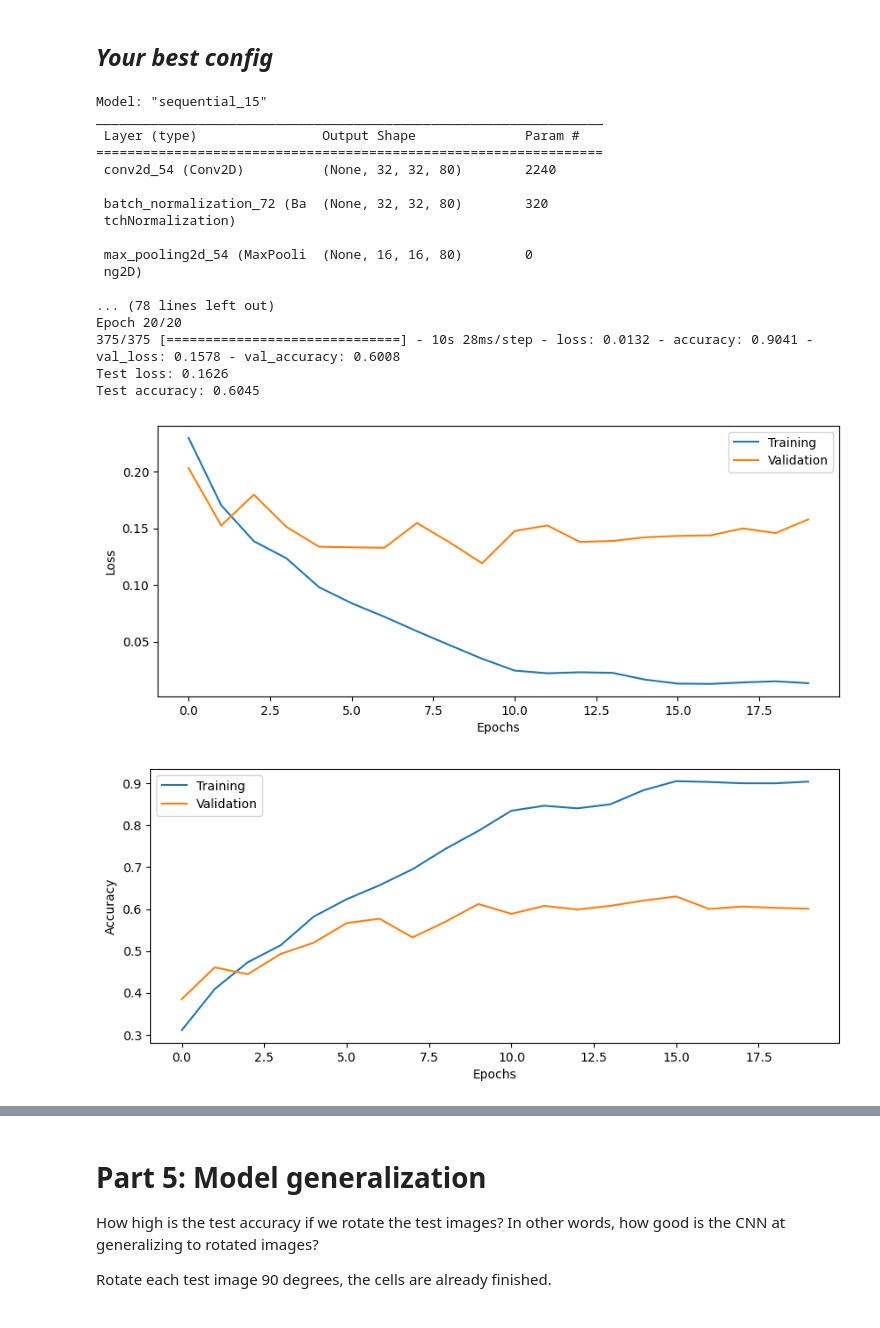
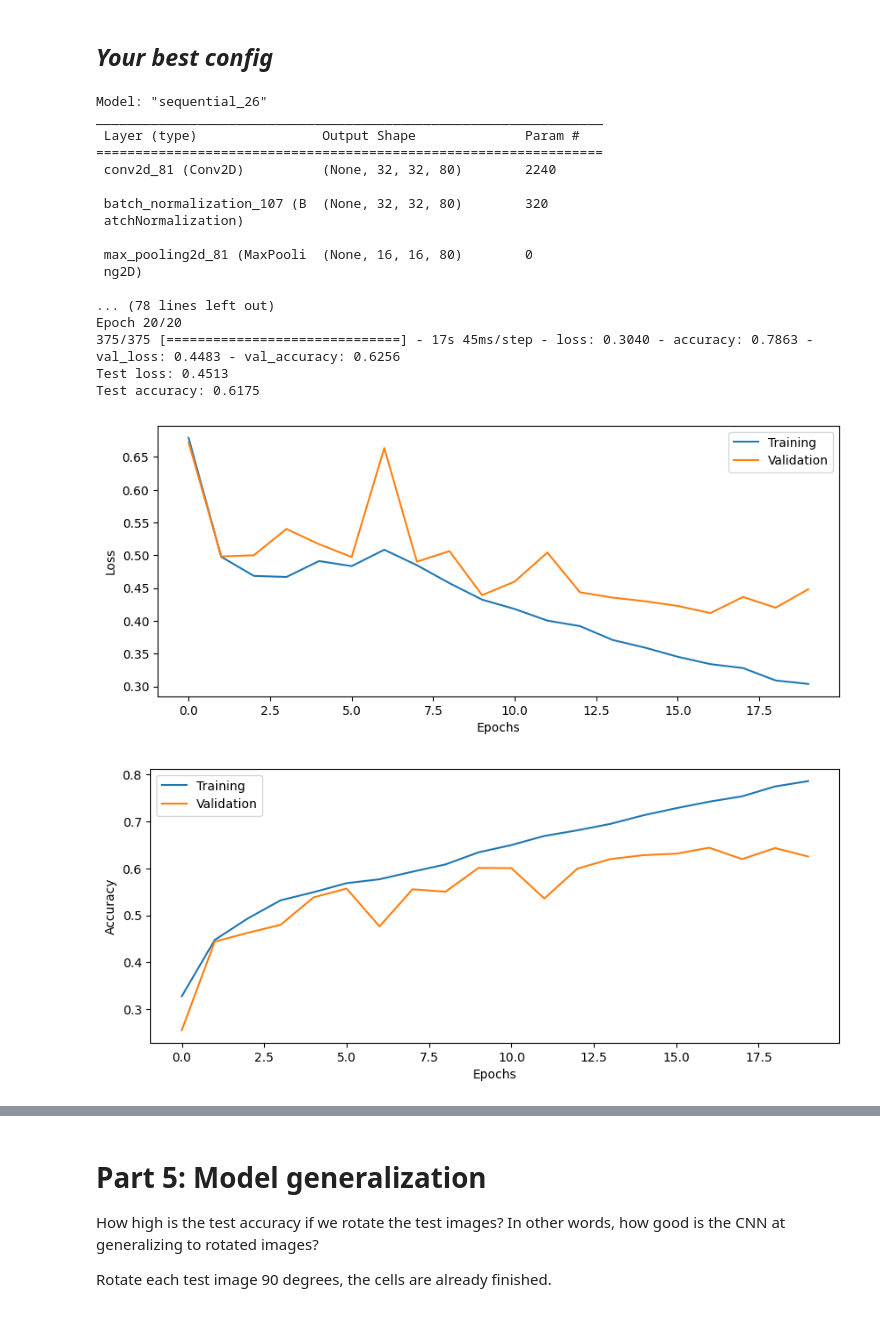
Before and after one commit to arreen/deeplearninglabs, a Jupyter notebook: 3_CNN/CNN_Lab_AB2.ipynb, the cells around one changed output, grey strips where cells are left out. Saved outputs shown, nothing was run; the diff lists cells and outputs as text; code cells hidden in the pictures.

```diff
--- a/3_CNN/CNN_Lab_AB2.ipynb
+++ b/3_CNN/CNN_Lab_AB2.ipynb
@@ -761,47 +761,51 @@ You have now seen the basic building blocks of a 2D CNN. To further improve perf
 # --------------------------------------------
 
 # Setup some training parameters
+from tf_keras.regularizers import L2, L1L2
+
+
 batch_size = 20
 epochs = 20
 input_shape = Xtrain.shape[1:4]
-learning_rate = 0.01
-loss = CategoricalFocalCrossentropy(gamma = 5)
+learning_rate = 0.005
+loss = CategoricalFocalCrossentropy(gamma = 0)
+regularizer = L2(1e-4)
 
 # Build and train model. Here experiment with several model architecture configurations to obtain the best performance.
 model4 = build_CNN(input_shape, loss, n_conv_layers=4, n_filters=80, n_dense_layers=1, n_nodes=50, use_dropout=0, learning_rate=learning_rate,  act_fun = 'relu',
                 optimizer ='Adam',
                 print_summary = True,
-                BN_order_experiment=False, kernel_size = (3,3))
+                BN_order_experiment=False, kernel_size = (3,3), regularizer=regularizer)
 
 history4 = model4.fit(Xtrain, Ytrain, epochs = epochs, batch_size = batch_size, validation_data = (Xval, Yval))
 
 # Evaluate model on test data
 score4 = model4.evaluate(Xtest, Ytest, verbose=0)
 
 # ============================================
 
 print('Test loss: %.4f' % score4[0])
 print('Test accuracy: %.4f' % score4[1])
 
 # Plot the history from the training run
 plot_results(history4)
 # %% [output]
-Model: "sequential_15"
+Model: "sequential_26"
 _________________________________________________________________
  Layer (type)                Output Shape              Param #
 =================================================================
- conv2d_54 (Conv2D)          (None, 32, 32, 80)        2240
+ conv2d_81 (Conv2D)          (None, 32, 32, 80)        2240
 
- batch_normalization_72 (Ba  (None, 32, 32, 80)        320
- tchNormalization)
+ batch_normalization_107 (B  (None, 32, 32, 80)        320
+ atchNormalization)
 
- max_pooling2d_54 (MaxPooli  (None, 16, 16, 80)        0
+ max_pooling2d_81 (MaxPooli  (None, 16, 16, 80)        0
  ng2D)
 
 ... (78 lines left out)
 Epoch 20/20
-375/375 [==============================] - 10s 28ms/step - loss: 0.0132 - accuracy: 0.9041 - val_loss: 0.1578 - val_accuracy: 0.6008
-Test loss: 0.1626
-Test accuracy: 0.6045
+375/375 [==============================] - 17s 45ms/step - loss: 0.3040 - accuracy: 0.7863 - val_loss: 0.4483 - val_accuracy: 0.6256
+Test loss: 0.4513
+Test accuracy: 0.6175
-[figure, old version]
+[figure, new version]
-[figure, old version]
+[figure, new version]
```
Also changed, not shown: parts of 10 cells of this notebook, 1 other file.
